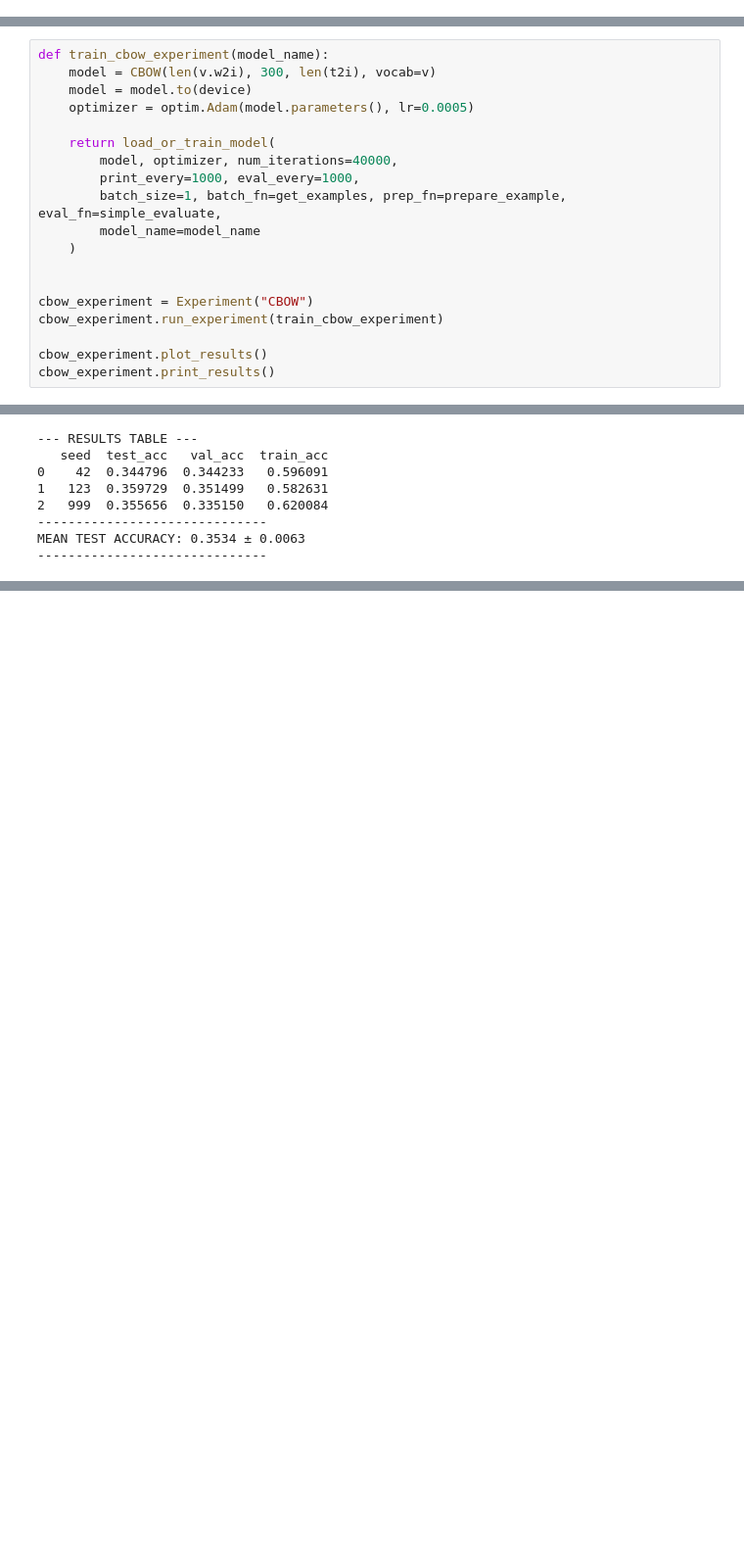
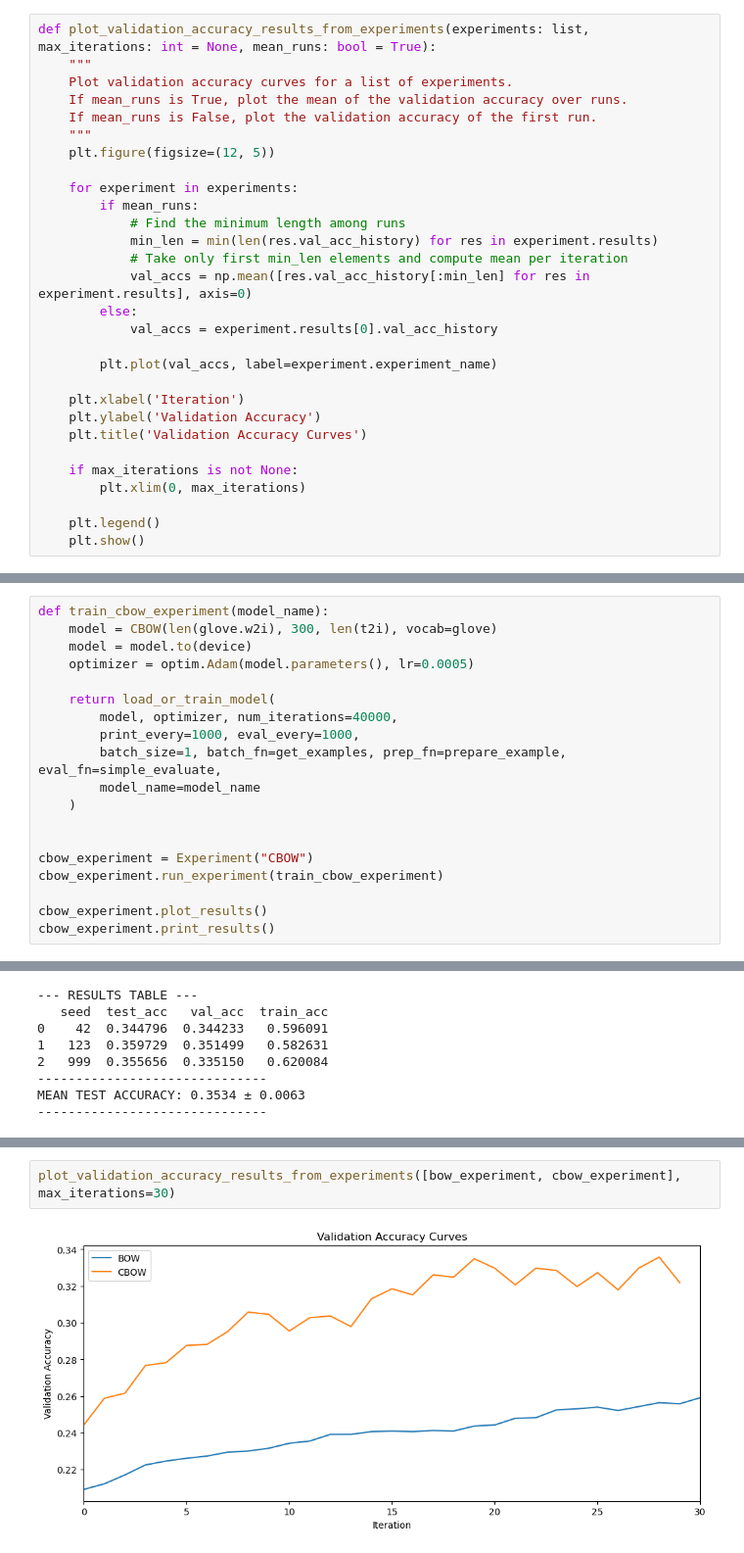
Before and after one commit to NiccoloCase/uva-nlp-1-assignments, a Jupyter notebook: assignment2/NLP1_2025_Practical_2.ipynb, the cells around one changed output, grey strips where cells are left out. Shown at 98% size. Saved outputs shown, nothing was run; the diff lists cells and outputs as text; blank space fills up the shorter version.

```diff
--- a/assignment2/NLP1_2025_Practical_2.ipynb
+++ b/assignment2/NLP1_2025_Practical_2.ipynb
@@ -2553,3 +2562,32 @@ class Experiment:
 
         plt.tight_layout()
         plt.show()
+# %%
+def plot_validation_accuracy_results_from_experiments(experiments: list, max_iterations: int = None, mean_runs: bool = True):
+    """
+    Plot validation accuracy curves for a list of experiments.
+    If mean_runs is True, plot the mean of the validation accuracy over runs.
+    If mean_runs is False, plot the validation accuracy of the first run.
+    """
+    plt.figure(figsize=(12, 5))
+
+    for experiment in experiments:
+        if mean_runs:
+            # Find the minimum length among runs
+            min_len = min(len(res.val_acc_history) for res in experiment.results)
+            # Take only first min_len elements and compute mean per iteration
+            val_accs = np.mean([res.val_acc_history[:min_len] for res in experiment.results], axis=0)
+        else:
+            val_accs = experiment.results[0].val_acc_history
+
+        plt.plot(val_accs, label=experiment.experiment_name)
+
+    plt.xlabel('Iteration')
+    plt.ylabel('Validation Accuracy')
+    plt.title('Validation Accuracy Curves')
+
+    if max_iterations is not None:
+        plt.xlim(0, max_iterations)
+
+    plt.legend()
+    plt.show()
@@ -2590,6 +2641,6 @@ Shuffling training data
 # %%
 def train_cbow_experiment(model_name):
-    model = CBOW(len(v.w2i), 300, len(t2i), vocab=v)
+    model = CBOW(len(glove.w2i), 300, len(t2i), vocab=glove)
     model = model.to(device)
     optimizer = optim.Adam(model.parameters(), lr=0.0005)
 
@@ -2636,3 +2719,7 @@ MEAN TEST ACCURACY: 0.3534 ± 0.0063
+# %%
+plot_validation_accuracy_results_from_experiments([bow_experiment, cbow_experiment], max_iterations=30)
+# %% [output]
+[figure, added]
 # %% [markdown]
 # Further experiments and report
 
```
Also changed, not shown: parts of 27 cells of this notebook.
